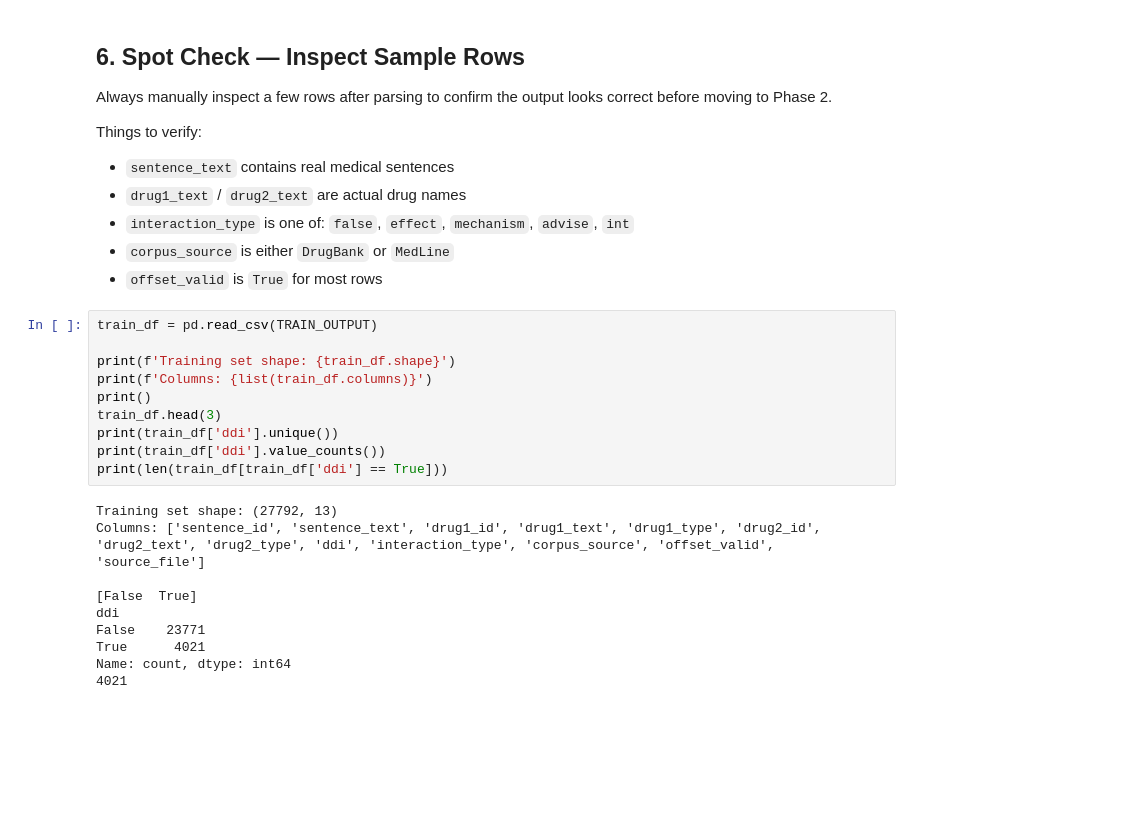
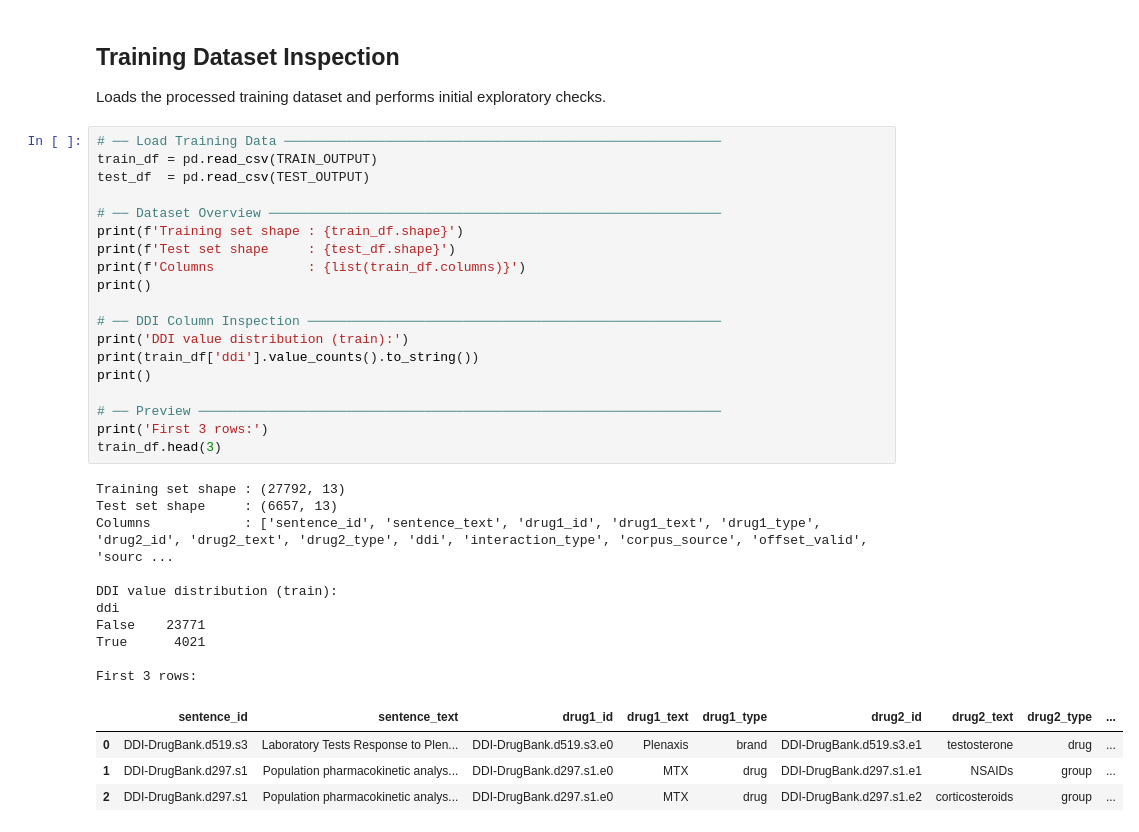
Before and after one commit to carinadesouza/drug_drug_interaction, a Jupyter notebook: notebooks/data_parsing/data_parsing.ipynb, the cells around one changed output. Drawn from its saved outputs; the diff is of its cells as text; blank space fills up the shorter version.

Commit message:
Update data parsing notebook with latest changes

```diff
--- a/notebooks/data_parsing/data_parsing.ipynb
+++ b/notebooks/data_parsing/data_parsing.ipynb
@@ -404,32 +484,39 @@ int                96  █
 Saved 6657 rows -> ../../data/processed/test.csv
 # %% [markdown]
-## 6. Spot Check — Inspect Sample Rows
+## Training Dataset Inspection
 
-Always manually inspect a few rows after parsing to confirm the output looks correct before moving to Phase 2.
-
-Things to verify:
-- `sentence_text` contains real medical sentences
-- `drug1_text` / `drug2_text` are actual drug names
-- `interaction_type` is one of: `false`, `effect`, `mechanism`, `advise`, `int`
-- `corpus_source` is either `DrugBank` or `MedLine`
-- `offset_valid` is `True` for most rows
+Loads the processed training dataset and performs initial exploratory checks.
 # %%
+# ── Load Training Data ────────────────────────────────────────────────────────
 train_df = pd.read_csv(TRAIN_OUTPUT)
+test_df  = pd.read_csv(TEST_OUTPUT)
 
-print(f'Training set shape: {train_df.shape}')
-print(f'Columns: {list(train_df.columns)}')
+# ── Dataset Overview ──────────────────────────────────────────────────────────
+print(f'Training set shape : {train_df.shape}')
+print(f'Test set shape     : {test_df.shape}')
+print(f'Columns            : {list(train_df.columns)}')
 print()
+
+# ── DDI Column Inspection ─────────────────────────────────────────────────────
+print('DDI value distribution (train):')
+print(train_df['ddi'].value_counts().to_string())
+print()
+
+# ── Preview ───────────────────────────────────────────────────────────────────
+print('First 3 rows:')
 train_df.head(3)
-print(train_df['ddi'].unique())
-print(train_df['ddi'].value_counts())
-print(len(train_df[train_df['ddi'] == True]))
 # %% [output]
-Training set shape: (27792, 13)
-Columns: ['sentence_id', 'sentence_text', 'drug1_id', 'drug1_text', 'drug1_type', 'drug2_id', 'drug2_text', 'drug2_type', 'ddi', 'interaction_type', 'corpus_source', 'offset_valid', 'source_file']
+Training set shape : (27792, 13)
+Test set shape     : (6657, 13)
+Columns            : ['sentence_id', 'sentence_text', 'drug1_id', 'drug1_text', 'drug1_type', 'drug2_id', 'drug2_text', 'drug2_type', 'ddi', 'interaction_type', 'corpus_source', 'offset_valid', 'sourc ...
 
-[False  True]
+DDI value distribution (train):
 ddi
 False    23771
 True      4021
-Name: count, dtype: int64
-4021
+
+First 3 rows:
+|  | sentence_id | sentence_text | drug1_id | drug1_text | drug1_type | drug2_id | drug2_text | drug2_type | ... |
+| 0 | DDI-DrugBank.d519.s3 | Laboratory Tests Response to Plen... | DDI-DrugBank.d519.s3.e0 | Plenaxis | brand | DDI-DrugBank.d519.s3.e1 | testosterone | drug | ... |
+| 1 | DDI-DrugBank.d297.s1 | Population pharmacokinetic analys... | DDI-DrugBank.d297.s1.e0 | MTX | drug | DDI-DrugBank.d297.s1.e1 | NSAIDs | group | ... |
+| 2 | DDI-DrugBank.d297.s1 | Population pharmacokinetic analys... | DDI-DrugBank.d297.s1.e0 | MTX | drug | DDI-DrugBank.d297.s1.e2 | corticosteroids | group | ... |
```
Also changed, not shown: parts of 25 cells of this notebook.
